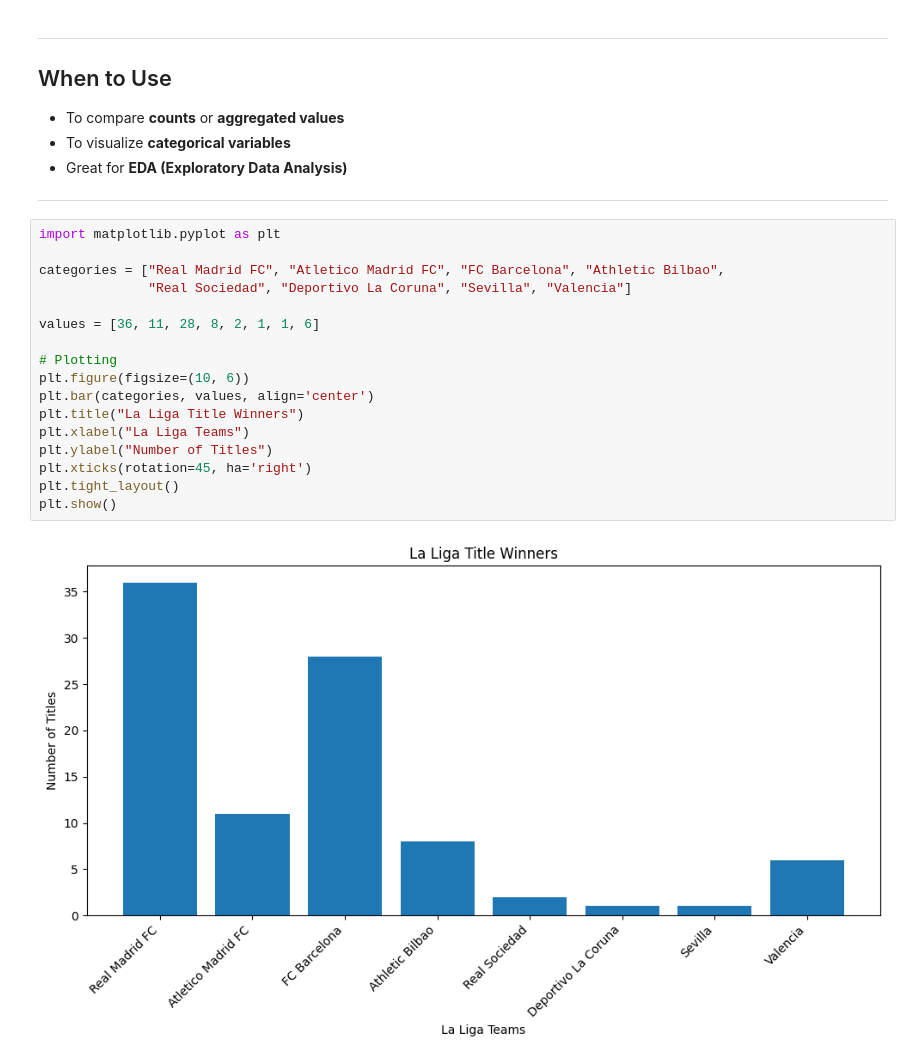
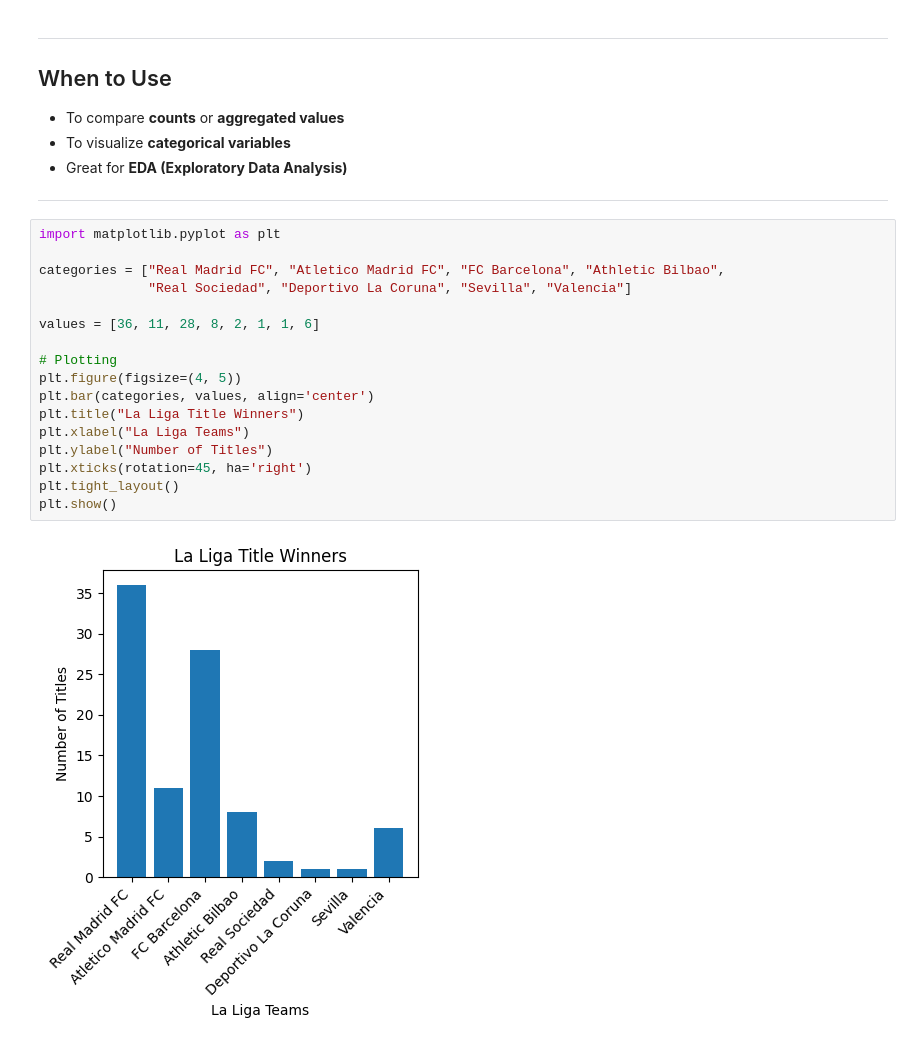
Before and after one commit to sorushikesh/coreDataScience, a Jupyter notebook: notebooks/visualization/bar_plot.ipynb, the cells around one changed output. Cells and saved outputs as stored; diff of their text form.

Commit message:
Visualization: Update size

```diff
--- a/notebooks/visualization/bar_plot.ipynb
+++ b/notebooks/visualization/bar_plot.ipynb
@@ -22,22 +22,22 @@ It's useful for comparing the frequency or value of different categories.
 # %%
 import matplotlib.pyplot as plt
 
 categories = ["Real Madrid FC", "Atletico Madrid FC", "FC Barcelona", "Athletic Bilbao",
               "Real Sociedad", "Deportivo La Coruna", "Sevilla", "Valencia"]
 
 values = [36, 11, 28, 8, 2, 1, 1, 6]
 
 # Plotting
-plt.figure(figsize=(10, 6))
+plt.figure(figsize=(4, 5))
 plt.bar(categories, values, align='center')
 plt.title("La Liga Title Winners")
 plt.xlabel("La Liga Teams")
 plt.ylabel("Number of Titles")
 plt.xticks(rotation=45, ha='right')
 plt.tight_layout()
 plt.show()
 # %% [output]
-[figure, old version]
+[figure, new version]
 # %%
 import matplotlib.pyplot as plt
 
```
Also changed, not shown: parts of 2 cells of this notebook.
